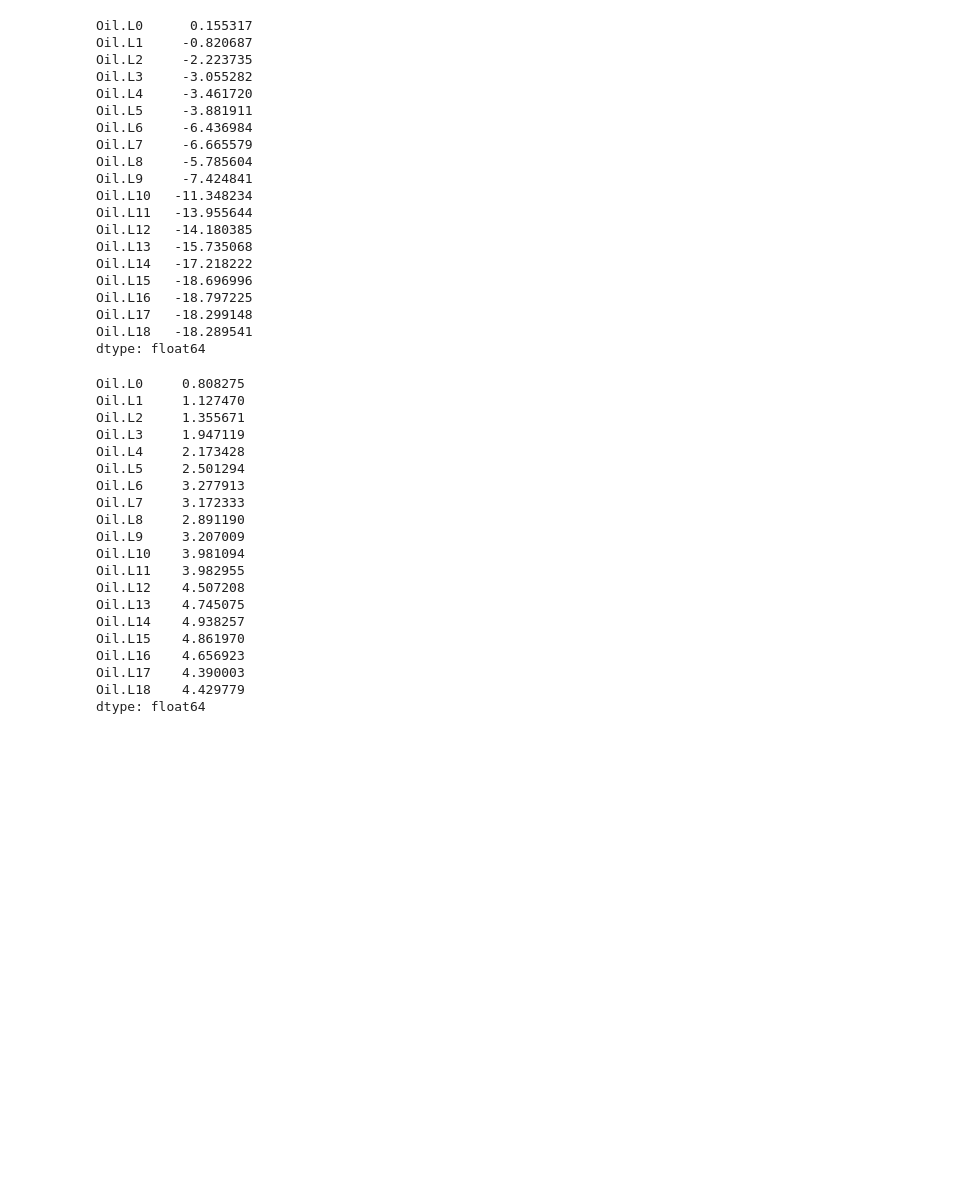
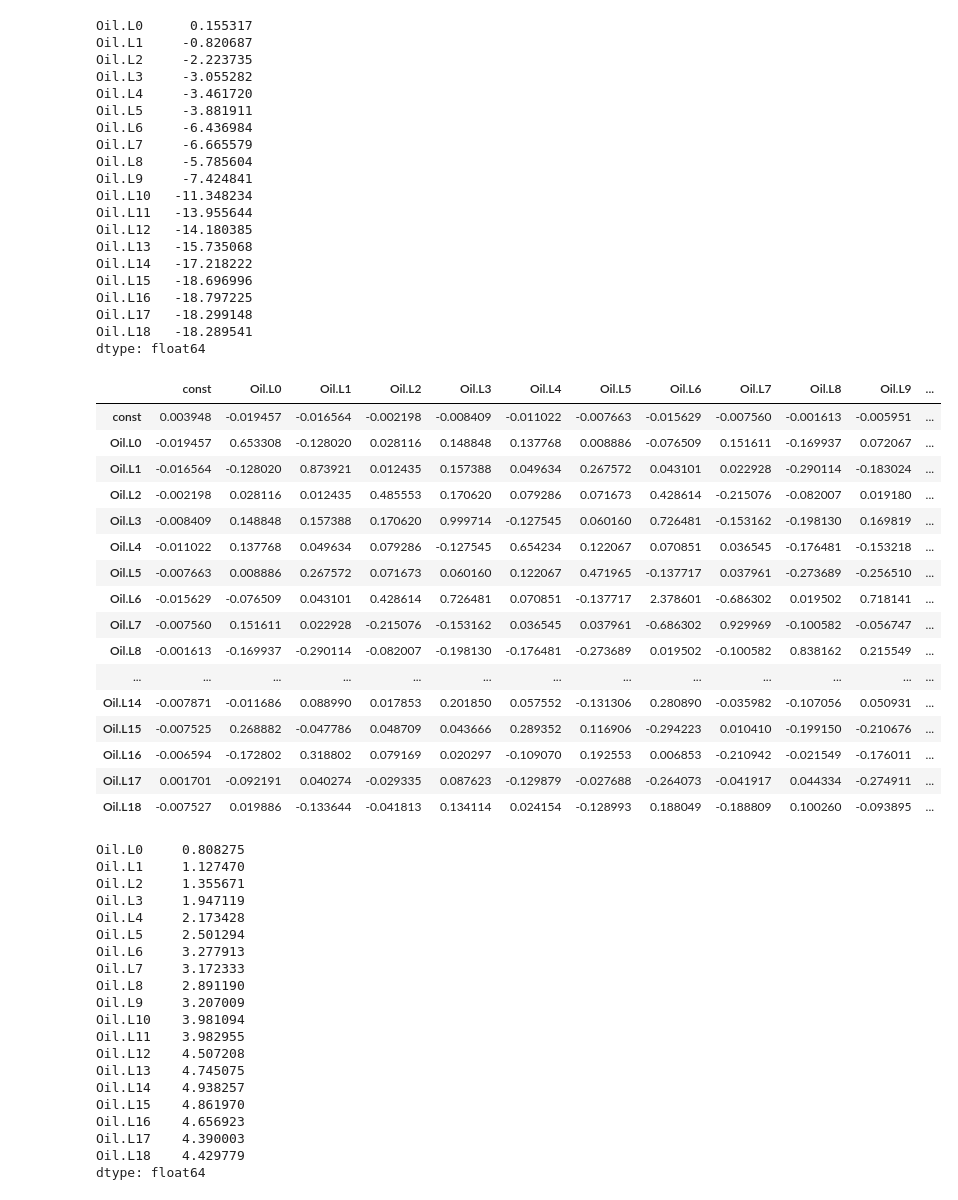
Before and after one commit to justniks/RProjects_EF, a Jupyter notebook: TimeSeries/ARDL.ipynb, the cells around one changed output. Cells and saved outputs as stored; diff of their text form; code cells hidden in the pictures; blank space fills up the shorter version.

```diff
--- a/TimeSeries/ARDL.ipynb
+++ b/TimeSeries/ARDL.ipynb
@@ -85,5 +87,7 @@ dtype: float64
 # %%
-df['ip_growth'] = np.log(df.IP/df.IP.shift(1))*100
+df['ip_growth'] = np.log(
+    df.IP / df.IP.shift(1)
+) * 100
 df
 # %% [output]
 |  | IP | Oil | ip_growth |
@@ -163,7 +240,11 @@ df_model
 # %%
-model = ARDL(endog=df_model.ip_growth, lags=0, exog=df_model[['Oil']], order=18, trend='c', causal=False).fit()
-print(model.summary())
-print(model.diagnostic_summary())
+model_robust = ARDL(
+    endog=df_model.ip_growth,
+    lags=0, exog=df_model[['Oil']],
+    order=18, trend='c', causal=False
+).fit(cov_type='HAC', cov_kwds={'maxlags':18})
+# то же само, что выше, но с HAC
+print(model_robust.summary())
 # %% [output]
                               ARDL Model Results
 ==============================================================================
@@ -185,3 +265,0 @@ Sample:                    07-01-1949   HQIC                          2093.443
-# %%
-model_robust = ARDL(endog=df_model.ip_growth, lags=0, exog=df_model[['Oil']], order=18, trend='c', causal=False).fit(cov_type='HAC', cov_kwds={'maxlags':18})
-print(model_robust.summary())
@@ -240,4 +327,24 @@ Oil.L16   -18.797225
 Oil.L17   -18.299148
 Oil.L18   -18.289541
 dtype: float64
+# %%
+model_robust.cov_params()
+# %% [output]
+|  | const | Oil.L0 | Oil.L1 | Oil.L2 | Oil.L3 | Oil.L4 | Oil.L5 | Oil.L6 | Oil.L7 | Oil.L8 | Oil.L9 | ... |
+| const | 0.003948 | -0.019457 | -0.016564 | -0.002198 | -0.008409 | -0.011022 | -0.007663 | -0.015629 | -0.007560 | -0.001613 | -0.005951 | ... |
+| Oil.L0 | -0.019457 | 0.653308 | -0.128020 | 0.028116 | 0.148848 | 0.137768 | 0.008886 | -0.076509 | 0.151611 | -0.169937 | 0.072067 | ... |
+| Oil.L1 | -0.016564 | -0.128020 | 0.873921 | 0.012435 | 0.157388 | 0.049634 | 0.267572 | 0.043101 | 0.022928 | -0.290114 | -0.183024 | ... |
+| Oil.L2 | -0.002198 | 0.028116 | 0.012435 | 0.485553 | 0.170620 | 0.079286 | 0.071673 | 0.428614 | -0.215076 | -0.082007 | 0.019180 | ... |
+| Oil.L3 | -0.008409 | 0.148848 | 0.157388 | 0.170620 | 0.999714 | -0.127545 | 0.060160 | 0.726481 | -0.153162 | -0.198130 | 0.169819 | ... |
+| Oil.L4 | -0.011022 | 0.137768 | 0.049634 | 0.079286 | -0.127545 | 0.654234 | 0.122067 | 0.070851 | 0.036545 | -0.176481 | -0.153218 | ... |
+| Oil.L5 | -0.007663 | 0.008886 | 0.267572 | 0.071673 | 0.060160 | 0.122067 | 0.471965 | -0.137717 | 0.037961 | -0.273689 | -0.256510 | ... |
+| Oil.L6 | -0.015629 | -0.076509 | 0.043101 | 0.428614 | 0.726481 | 0.070851 | -0.137717 | 2.378601 | -0.686302 | 0.019502 | 0.718141 | ... |
+| Oil.L7 | -0.007560 | 0.151611 | 0.022928 | -0.215076 | -0.153162 | 0.036545 | 0.037961 | -0.686302 | 0.929969 | -0.100582 | -0.056747 | ... |
+| Oil.L8 | -0.001613 | -0.169937 | -0.290114 | -0.082007 | -0.198130 | -0.176481 | -0.273689 | 0.019502 | -0.100582 | 0.838162 | 0.215549 | ... |
+| ... | ... | ... | ... | ... | ... | ... | ... | ... | ... | ... | ... | ... |
+| Oil.L14 | -0.007871 | -0.011686 | 0.088990 | 0.017853 | 0.201850 | 0.057552 | -0.131306 | 0.280890 | -0.035982 | -0.107056 | 0.050931 | ... |
+| Oil.L15 | -0.007525 | 0.268882 | -0.047786 | 0.048709 | 0.043666 | 0.289352 | 0.116906 | -0.294223 | 0.010410 | -0.199150 | -0.210676 | ... |
+| Oil.L16 | -0.006594 | -0.172802 | 0.318802 | 0.079169 | 0.020297 | -0.109070 | 0.192553 | 0.006853 | -0.210942 | -0.021549 | -0.176011 | ... |
+| Oil.L17 | 0.001701 | -0.092191 | 0.040274 | -0.029335 | 0.087623 | -0.129879 | -0.027688 | -0.264073 | -0.041917 | 0.044334 | -0.274911 | ... |
+| Oil.L18 | -0.007527 | 0.019886 | -0.133644 | -0.041813 | 0.134114 | 0.024154 | -0.128993 | 0.188049 | -0.188809 | 0.100260 | -0.093895 | ... |
 # %%
```
Also changed, not shown: parts of 35 cells of this notebook.
